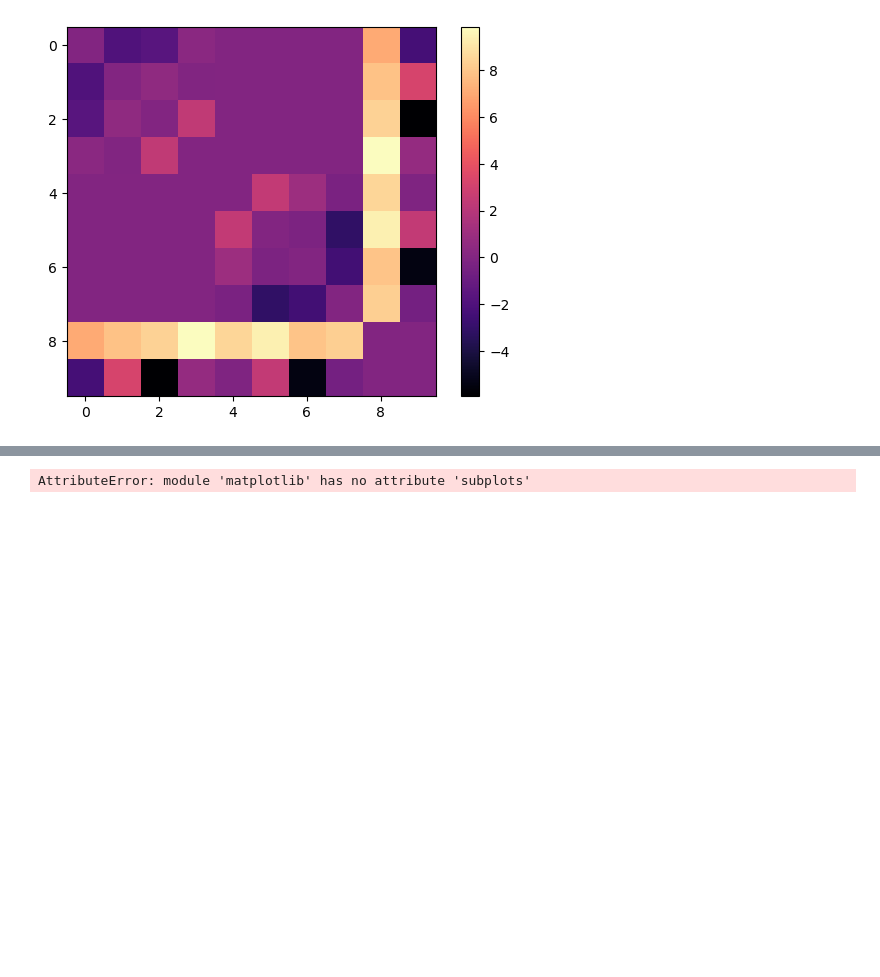
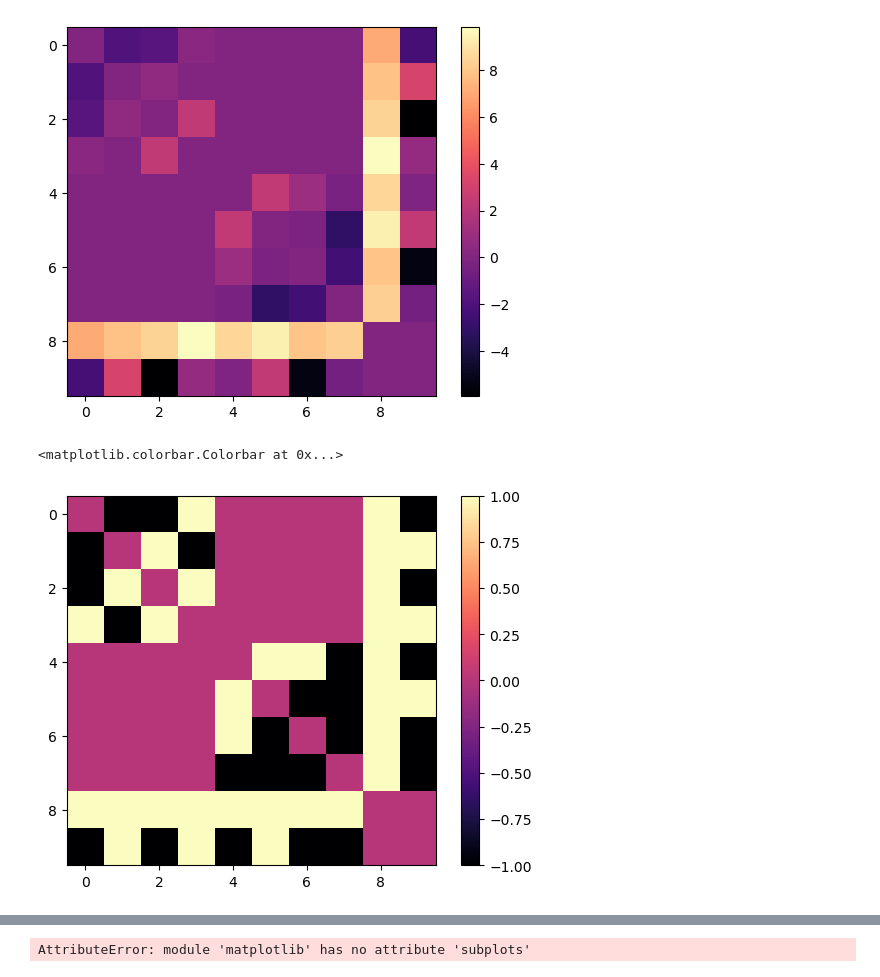
Before and after one commit to Dacasil/boltzmannMPIDS, a Jupyter notebook: notebooks/development.ipynb, the cells around one changed output, grey strips where cells are left out. Cells and saved outputs as stored; diff of their text form; code cells hidden in the pictures; blank space fills up the shorter version.

Commit message:
Code for plotting Encoding

```diff
--- a/notebooks/development.ipynb
+++ b/notebooks/development.ipynb
@@ -79,3 +68,10 @@ plt.colorbar()
 # %% [output]
 <matplotlib.colorbar.Colorbar at 0x...>
 [figure]
+# %%
+y_discrete = np.sign(y)
+plt.imshow(y_discrete,cmap='magma')
+plt.colorbar()
+# %% [output]
+<matplotlib.colorbar.Colorbar at 0x...>
+[figure, added]
```
Also changed, not shown: parts of 2 cells of this notebook.
